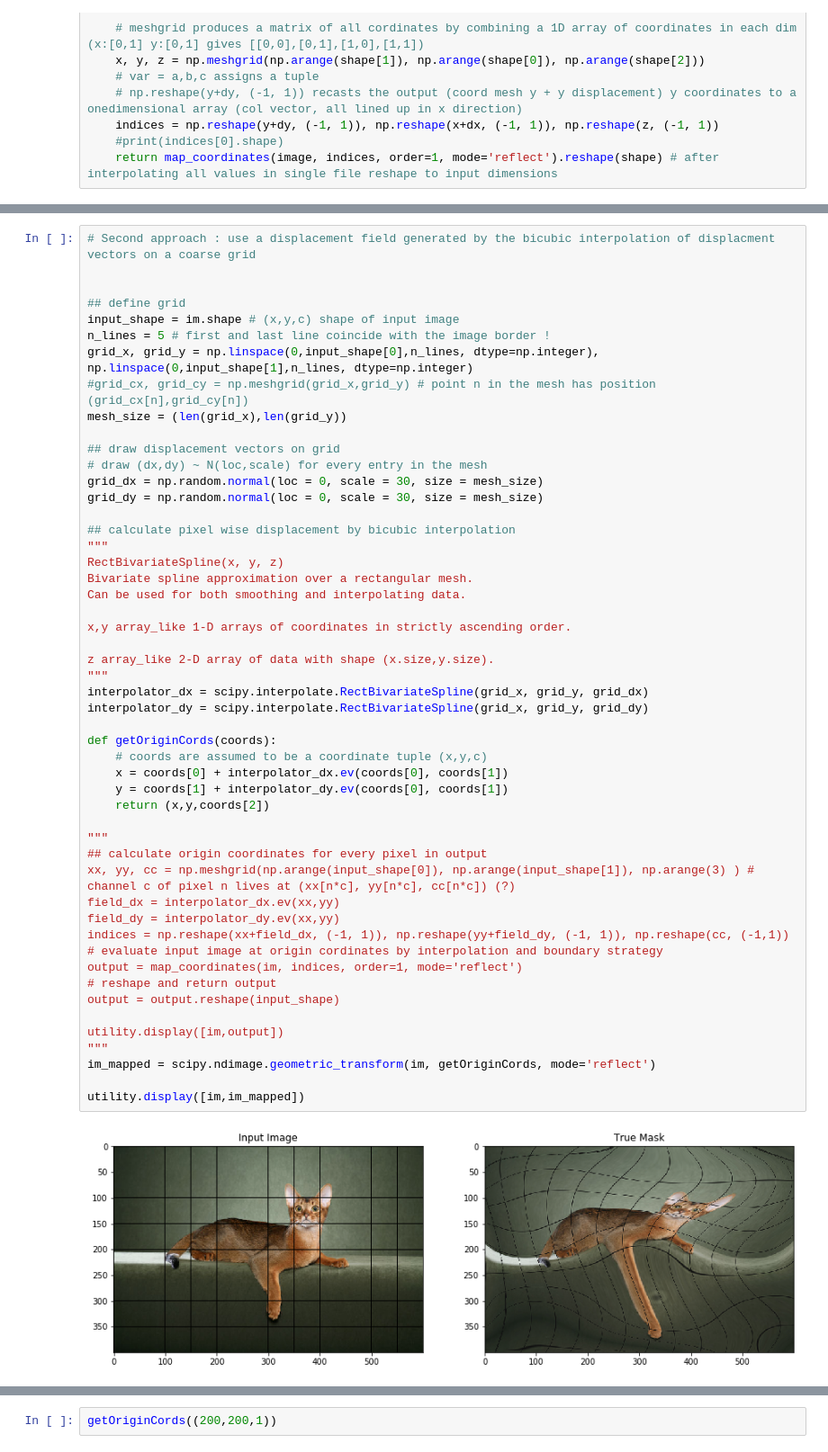
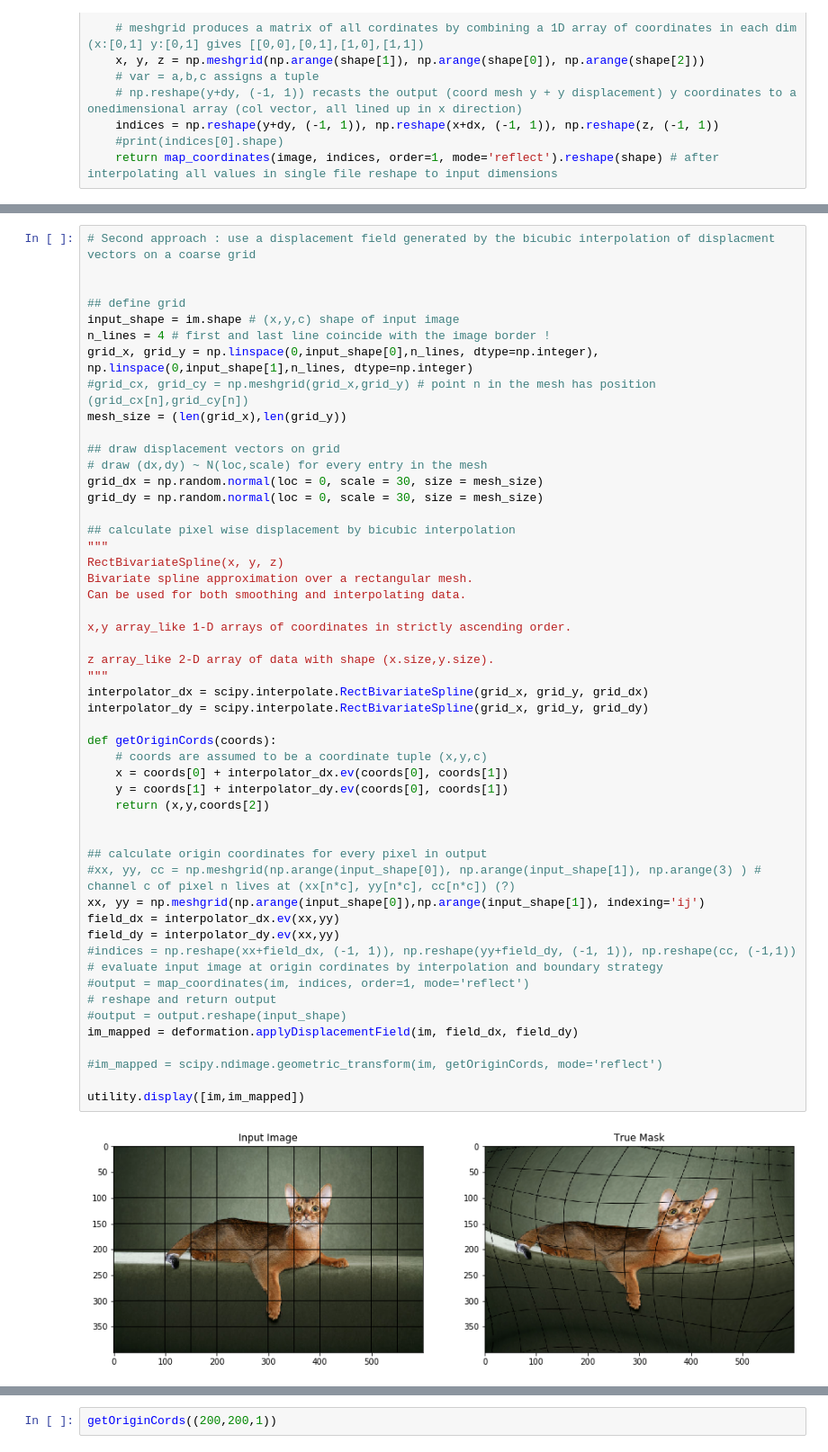
Before and after one commit to randomstructures/ExLSM-Image-Segmentation, a Jupyter notebook: Unet1/elastic-transform-for-data-augmentation.ipynb, the cells around one changed output, grey strips where cells are left out. Shown at 90% size. Cells and saved outputs as stored; diff of their text form.

Commit message:
example usecase for deformation  module

```diff
--- a/Unet1/elastic-transform-for-data-augmentation.ipynb
+++ b/Unet1/elastic-transform-for-data-augmentation.ipynb
@@ -135,7 +135,7 @@ utility.display([im_t,im_mask_t])
 
 ## define grid
 input_shape = im.shape # (x,y,c) shape of input image
-n_lines = 5 # first and last line coincide with the image border !
+n_lines = 4 # first and last line coincide with the image border !
 grid_x, grid_y = np.linspace(0,input_shape[0],n_lines, dtype=np.integer), np.linspace(0,input_shape[1],n_lines, dtype=np.integer)
 #grid_cx, grid_cy = np.meshgrid(grid_x,grid_y) # point n in the mesh has position (grid_cx[n],grid_cy[n])
 mesh_size = (len(grid_x),len(grid_y))
@@ -146,42 +146,42 @@ grid_dx = np.random.normal(loc = 0, scale = 30, size = mesh_size)
 grid_dy = np.random.normal(loc = 0, scale = 30, size = mesh_size)
 
 ## calculate pixel wise displacement by bicubic interpolation
 """
 RectBivariateSpline(x, y, z)
 Bivariate spline approximation over a rectangular mesh.
 Can be used for both smoothing and interpolating data.
 
 x,y array_like 1-D arrays of coordinates in strictly ascending order.
 
 z array_like 2-D array of data with shape (x.size,y.size).
 """
 interpolator_dx = scipy.interpolate.RectBivariateSpline(grid_x, grid_y, grid_dx)
 interpolator_dy = scipy.interpolate.RectBivariateSpline(grid_x, grid_y, grid_dy)
 
 def getOriginCords(coords):
     # coords are assumed to be a coordinate tuple (x,y,c)
     x = coords[0] + interpolator_dx.ev(coords[0], coords[1])
     y = coords[1] + interpolator_dy.ev(coords[0], coords[1])
     return (x,y,coords[2])
 
-"""
+
 ## calculate origin coordinates for every pixel in output
-xx, yy, cc = np.meshgrid(np.arange(input_shape[0]), np.arange(input_shape[1]), np.arange(3) ) # channel c of pixel n lives at (xx[n*c], yy[n*c], cc[n*c]) (?)
+#xx, yy, cc = np.meshgrid(np.arange(input_shape[0]), np.arange(input_shape[1]), np.arange(3) ) # channel c of pixel n lives at (xx[n*c], yy[n*c], cc[n*c]) (?)
+xx, yy = np.meshgrid(np.arange(input_shape[0]),np.arange(input_shape[1]), indexing='ij')
 field_dx = interpolator_dx.ev(xx,yy)
 field_dy = interpolator_dy.ev(xx,yy)
-indices = np.reshape(xx+field_dx, (-1, 1)), np.reshape(yy+field_dy, (-1, 1)), np.reshape(cc, (-1,1))
+#indices = np.reshape(xx+field_dx, (-1, 1)), np.reshape(yy+field_dy, (-1, 1)), np.reshape(cc, (-1,1))
 # evaluate input image at origin cordinates by interpolation and boundary strategy
-output = map_coordinates(im, indices, order=1, mode='reflect')
+#output = map_coordinates(im, indices, order=1, mode='reflect')
 # reshape and return output
-output = output.reshape(input_shape)
+#output = output.reshape(input_shape)
+im_mapped = deformation.applyDisplacementField(im, field_dx, field_dy)
 
-utility.display([im,output])
-"""
-im_mapped = scipy.ndimage.geometric_transform(im, getOriginCords, mode='reflect')
+#im_mapped = scipy.ndimage.geometric_transform(im, getOriginCords, mode='reflect')
 
 utility.display([im,im_mapped])
 # %% [output]
-[figure, old version]
+[figure, new version]
 # %%
 # [::n] take every nth element in this dimension
 plt.quiver(range(0,input_shape[0],20),range(0,input_shape[1],20),field_dx[::20,::20],field_dy[::20,::20])
```
Also changed, not shown: parts of 10 cells of this notebook.
